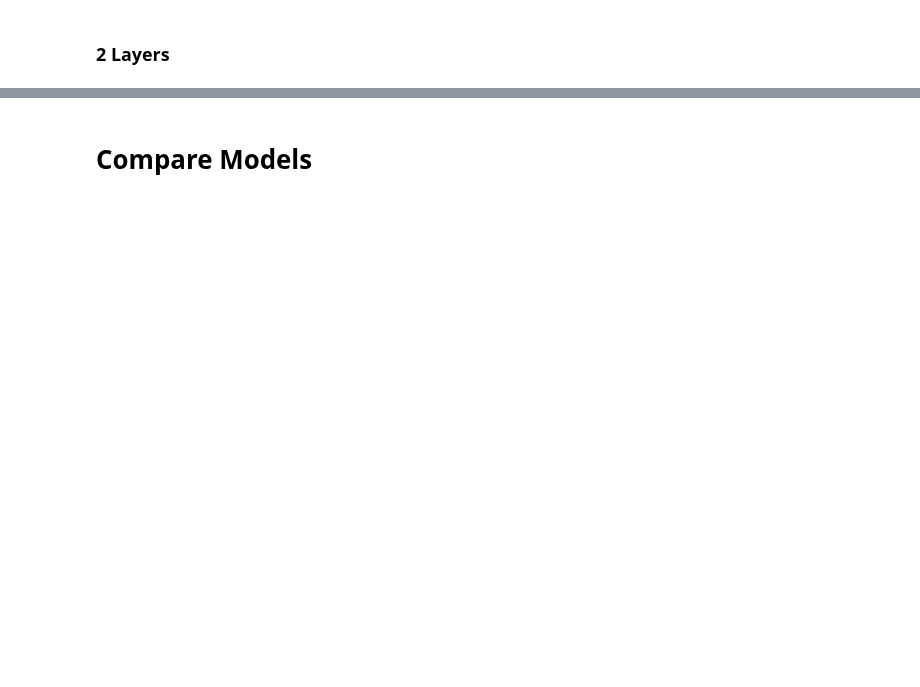
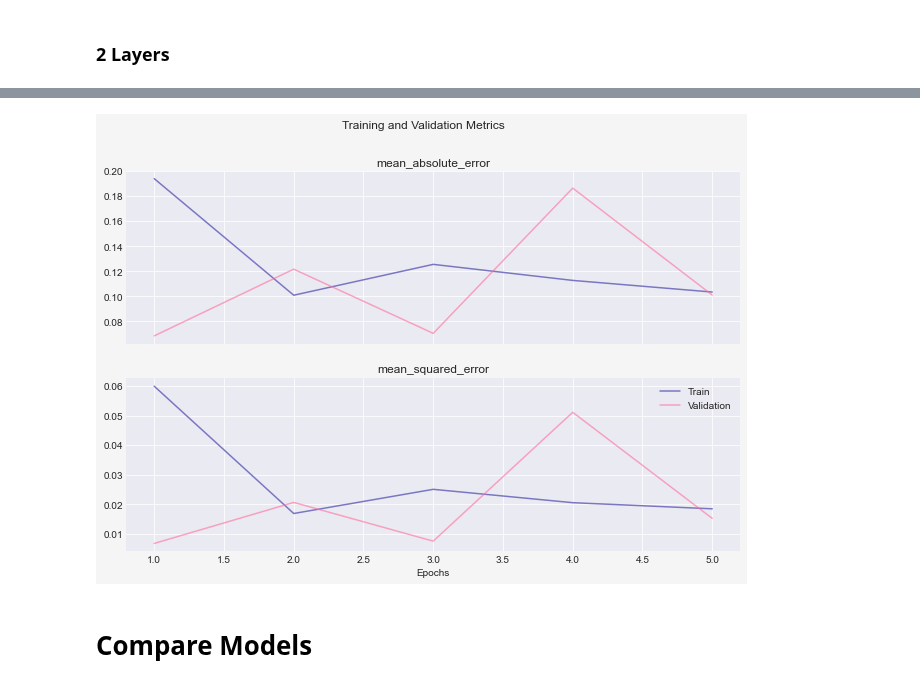
Before and after one commit to chrisoyer/ski-snow-modeling, a Jupyter notebook: src/analysis/TF-snow_ts_analysis.ipynb, the cells around one changed output, grey strips where cells are left out. Cells and saved outputs as stored; diff of their text form; code cells hidden in the pictures; blank space fills up the shorter version.

```diff
--- a/src/analysis/TF-snow_ts_analysis.ipynb
+++ b/src/analysis/TF-snow_ts_analysis.ipynb
@@ -129,15 +168,22 @@ copper_scaled = scaler(copper)
 # %%
-def data_split(data=None, test_frac=.2, lookback=lookback, batch_size=batch_size):
+def data_split(data=None, test_frac=.2, lookback=lookback,
+               batch_size=batch_size, return_dfs=False):
     """split into train and test sets
     Params:
         data: endogenous should be first col
-        test_size: fraction of data for test
-    returns: (training data generator, test data generator)
+        test_frac: fraction of data for test
+        lookback: prior time units to use for generating prediction
+        return_dfs: set to True to return dataframes (for plotting) instead of
+                    data generators
+    returns: (training, test) data generator or dfs
     """
     data_rows = data.shape[0]
     test_size = int(data_rows * test_frac)
     train_size = data_rows - test_size
     train, test = data[:train_size, :], data[train_size:, :]
+    if return_dfs:
+        return (pd.DataFrame(train).rename(columns={0:"base", 1:'dayofyr', 2:'snowfall'}),
+                pd.DataFrame(test).rename(columns={0:"base", 1:'dayofyr', 2:'snowfall'}))
     gen_params = {'length': lookback,  # prior samples used for prediction
                   'sampling_rate': 1, 'stride': 1,
                   'batch_size': batch_size}
@@ -255,0 +309,4 @@ lstm_100x2, lstm_100x2_hst = fit_model(model=lstm_100x2,
+# %%
+lstm_250x1 = make_lstm(neurons=250, layers=1,**model_kwg)
+lstm_250x1, lstm_250x1_hst = fit_model(model=lstm_250x1, **modelfit_kwg)
+lstm_250x1.summary()
@@ -256,2 +331,6 @@ lstm_100x2, lstm_100x2_hst = fit_model(model=lstm_100x2,
+# %%
+hist_plotter(lstm_250x1_hst.history)
+# %% [output]
+[figure, added]
 # %% [markdown]
 # Compare Models
```
Also changed, not shown: parts of 21 cells of this notebook, 3 other files.
